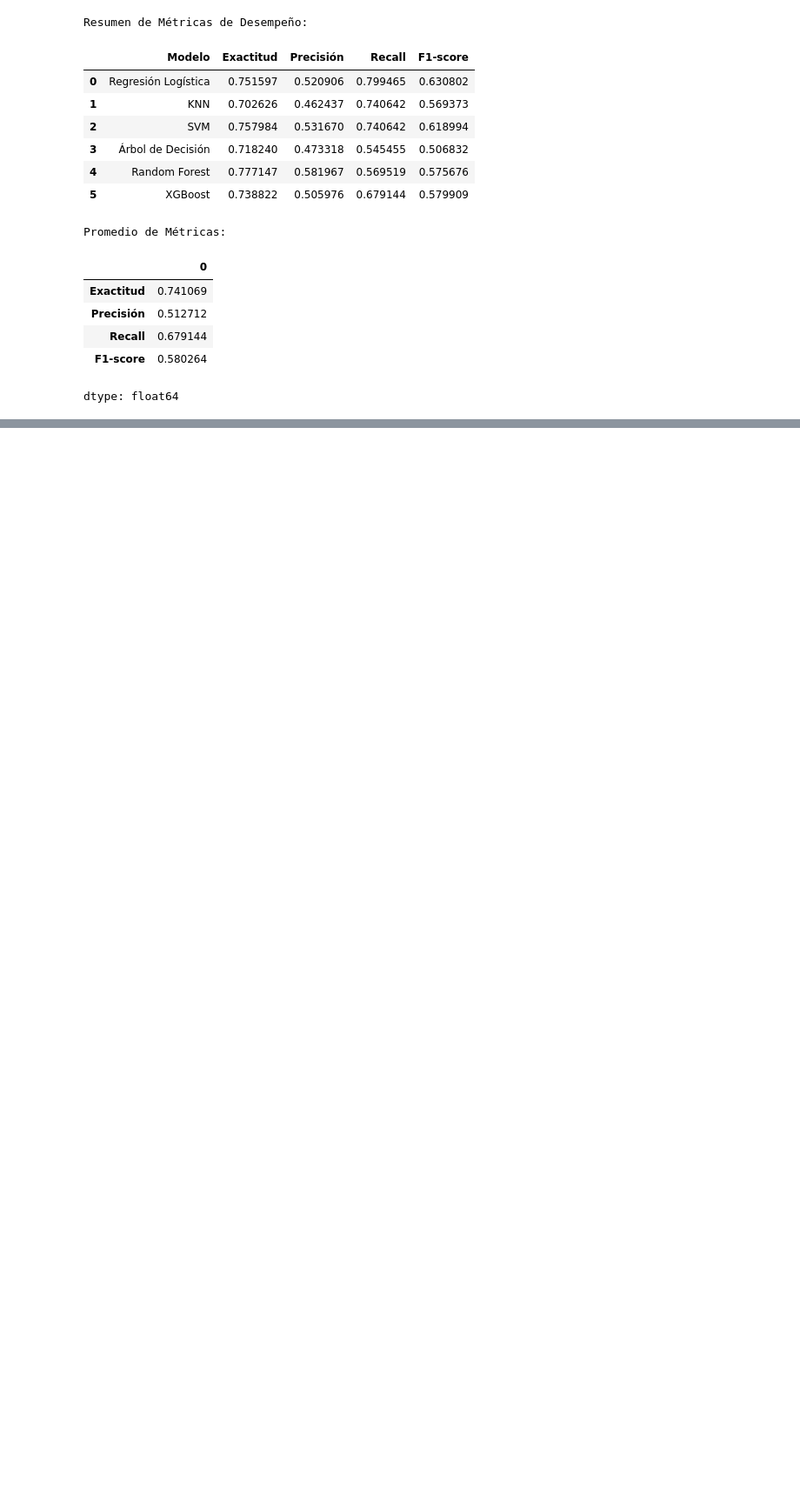
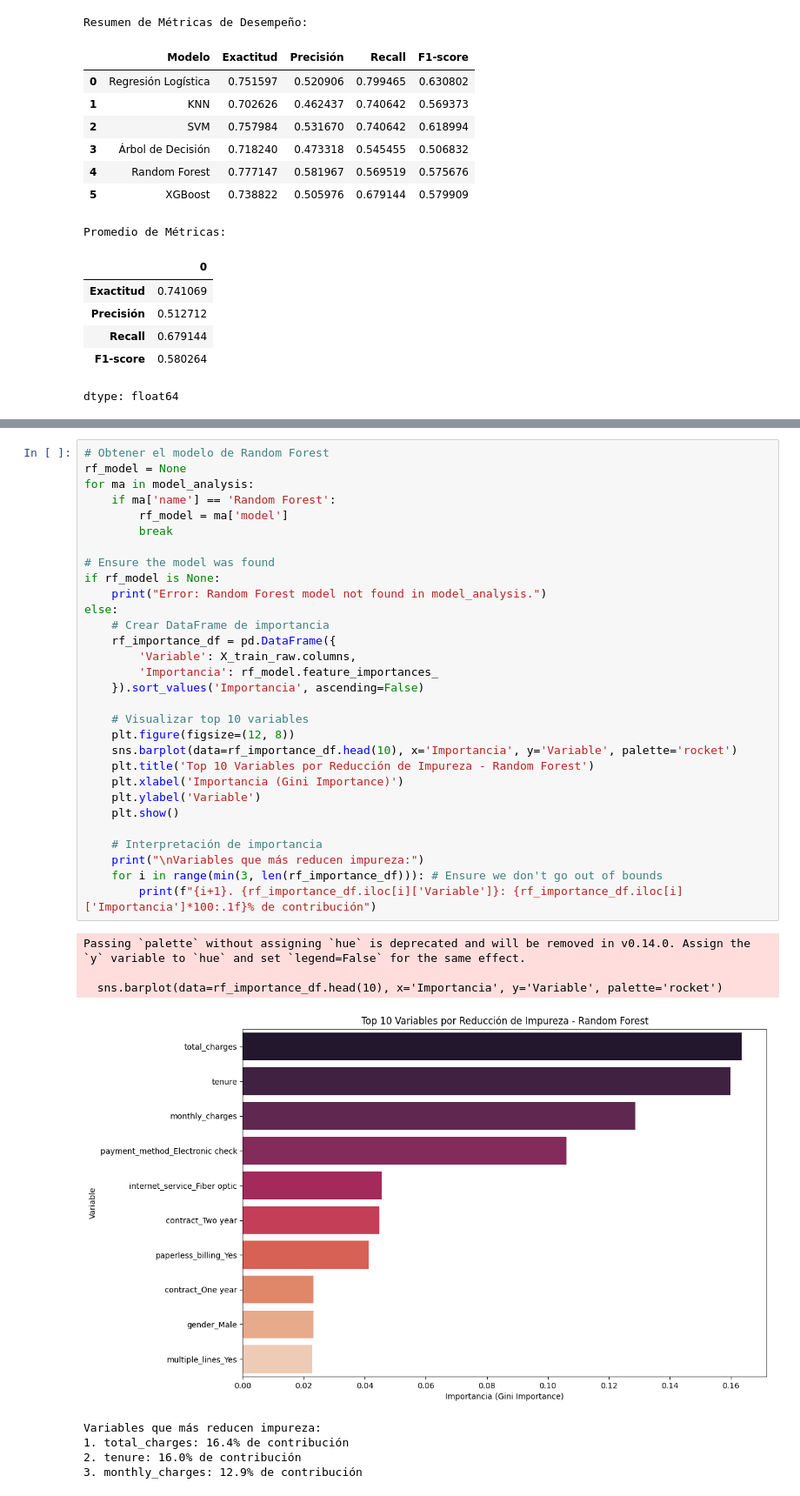
Before and after one commit to jenpronet/Challenge-Alura-TelecomX_2-Latam, a Jupyter notebook: TelecomX_2.ipynb, the cells around one changed output, grey strips where cells are left out. Shown at 87% size. Saved outputs shown, nothing was run; the diff lists cells and outputs as text; blank space fills up the shorter version.

```diff
--- a/TelecomX_2.ipynb
+++ b/TelecomX_2.ipynb
@@ -1011,0 +1274,39 @@ dtype: float64
+# %%
+# Obtener el modelo de Random Forest
+rf_model = None
+for ma in model_analysis:
+    if ma['name'] == 'Random Forest':
+        rf_model = ma['model']
+        break
+
+# Ensure the model was found
+if rf_model is None:
+    print("Error: Random Forest model not found in model_analysis.")
+else:
+    # Crear DataFrame de importancia
+    rf_importance_df = pd.DataFrame({
+        'Variable': X_train_raw.columns,
+        'Importancia': rf_model.feature_importances_
+    }).sort_values('Importancia', ascending=False)
+
+    # Visualizar top 10 variables
+    plt.figure(figsize=(12, 8))
+    sns.barplot(data=rf_importance_df.head(10), x='Importancia', y='Variable', palette='rocket')
+    plt.title('Top 10 Variables por Reducción de Impureza - Random Forest')
+    plt.xlabel('Importancia (Gini Importance)')
+    plt.ylabel('Variable')
+    plt.show()
+
+    # Interpretación de importancia
+    print("\nVariables que más reducen impureza:")
+    for i in range(min(3, len(rf_importance_df))): # Ensure we don't go out of bounds
+        print(f"{i+1}. {rf_importance_df.iloc[i]['Variable']}: {rf_importance_df.iloc[i]['Importancia']*100:.1f}% de contribución")
+# %% [output]
+Passing `palette` without assigning `hue` is deprecated and will be removed in v0.14.0. Assign the `y` variable to `hue` and set `legend=False` for the same effect.
+
+  sns.barplot(data=rf_importance_df.head(10), x='Importancia', y='Variable', palette='rocket')
+[figure, added]
+Variables que más reducen impureza:
+1. total_charges: 16.4% de contribución
+2. tenure: 16.0% de contribución
+3. monthly_charges: 12.9% de contribución
```
Also changed, not shown: parts of 20 cells of this notebook.
